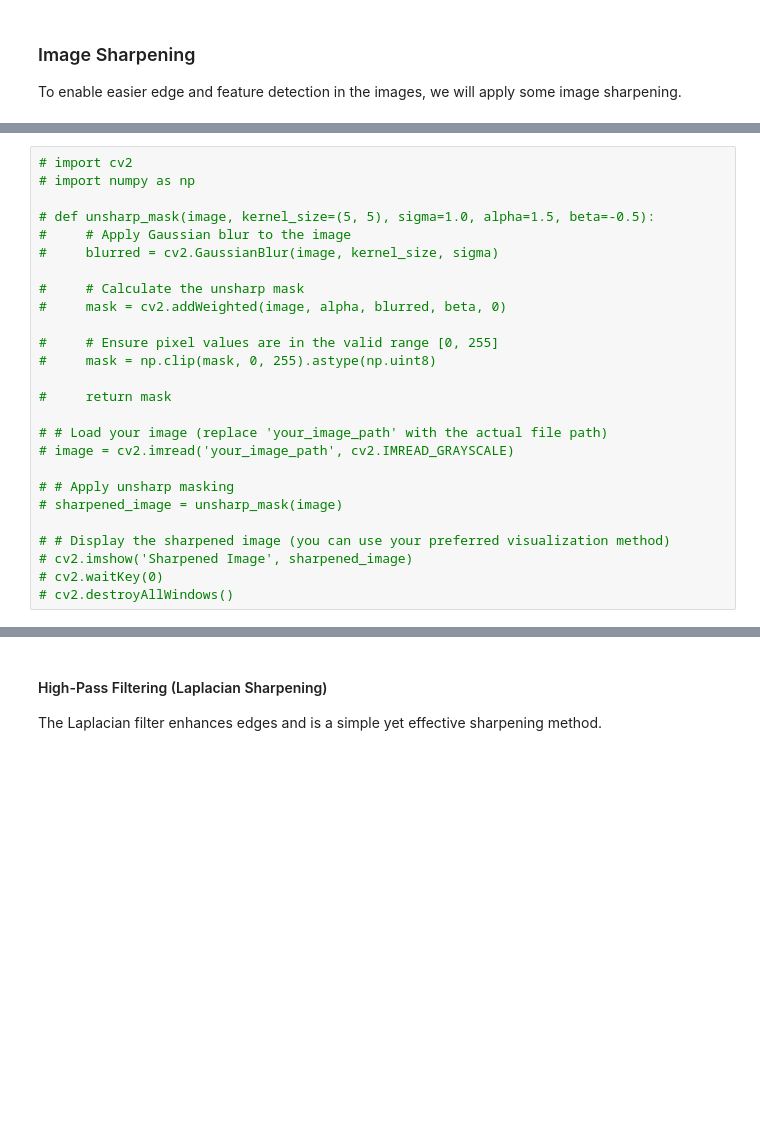
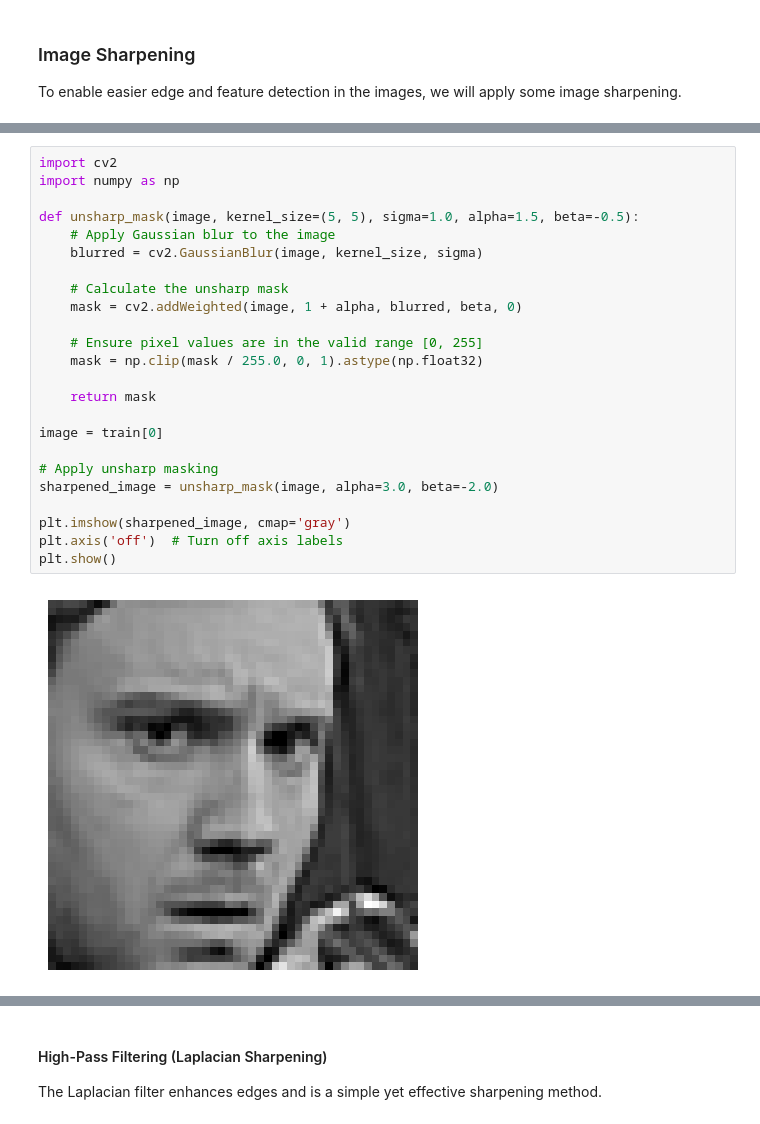
Before and after one commit to felix-rosenberger/image-classification, a Jupyter notebook: Image_Classification.ipynb, the cells around one changed output, grey strips where cells are left out. Cells and saved outputs as stored; diff of their text form; blank space fills up the shorter version.

```diff
--- a/Image_Classification.ipynb
+++ b/Image_Classification.ipynb
@@ -222,26 +224,26 @@ A sharpening technique that enhances edges and fine details.
 # %%
-# import cv2
-# import numpy as np
+import cv2
+import numpy as np
 
-# def unsharp_mask(image, kernel_size=(5, 5), sigma=1.0, alpha=1.5, beta=-0.5):
-#     # Apply Gaussian blur to the image
-#     blurred = cv2.GaussianBlur(image, kernel_size, sigma)
+def unsharp_mask(image, kernel_size=(5, 5), sigma=1.0, alpha=1.5, beta=-0.5):
+    # Apply Gaussian blur to the image
+    blurred = cv2.GaussianBlur(image, kernel_size, sigma)
 
-#     # Calculate the unsharp mask
-#     mask = cv2.addWeighted(image, alpha, blurred, beta, 0)
+    # Calculate the unsharp mask
+    mask = cv2.addWeighted(image, 1 + alpha, blurred, beta, 0)
 
-#     # Ensure pixel values are in the valid range [0, 255]
-#     mask = np.clip(mask, 0, 255).astype(np.uint8)
+    # Ensure pixel values are in the valid range [0, 255]
+    mask = np.clip(mask / 255.0, 0, 1).astype(np.float32)
 
-#     return mask
+    return mask
 
-# # Load your image (replace 'your_image_path' with the actual file path)
-# image = cv2.imread('your_image_path', cv2.IMREAD_GRAYSCALE)
+image = train[0]
 
-# # Apply unsharp masking
-# sharpened_image = unsharp_mask(image)
+# Apply unsharp masking
+sharpened_image = unsharp_mask(image, alpha=3.0, beta=-2.0)
 
-# # Display the sharpened image (you can use your preferred visualization method)
-# cv2.imshow('Sharpened Image', sharpened_image)
-# cv2.waitKey(0)
-# cv2.destroyAllWindows()
+plt.imshow(sharpened_image, cmap='gray')
+plt.axis('off')  # Turn off axis labels
+plt.show()
+# %% [output]
+[figure, added]
```
Also changed, not shown: parts of 11 cells of this notebook.
